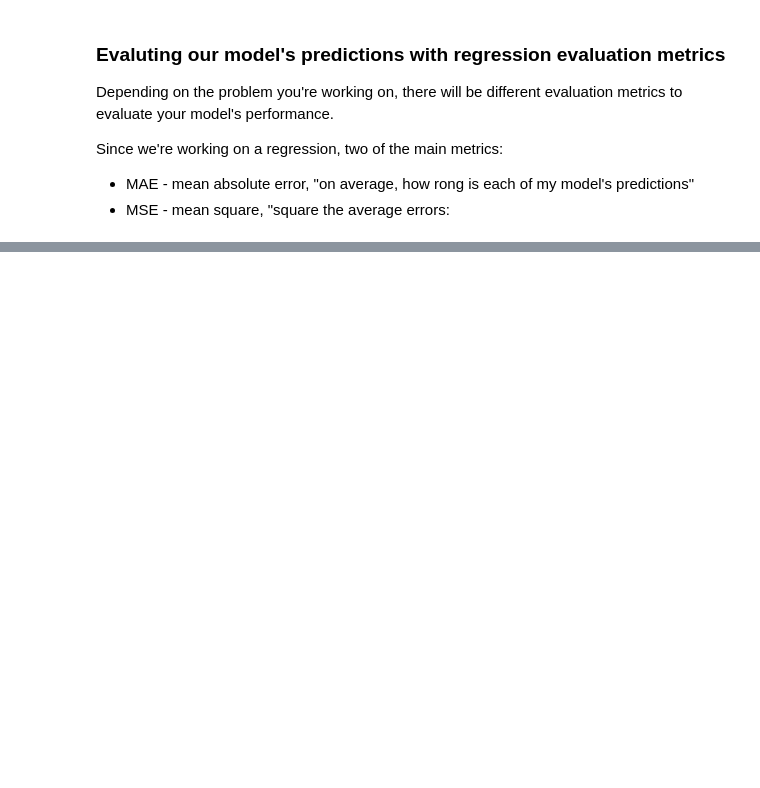
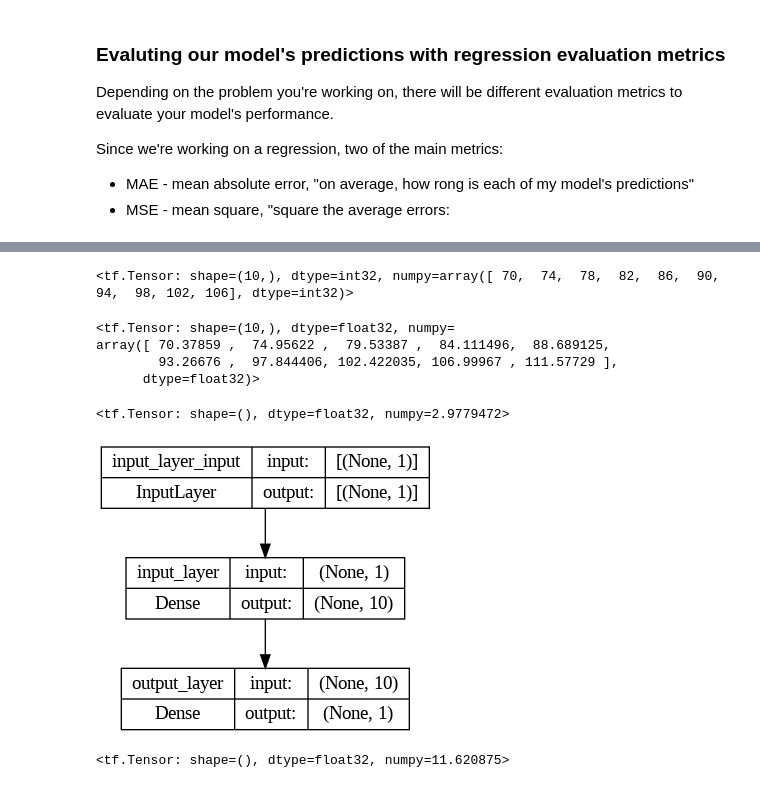
Before and after one commit to KajetanFrackowiak/tensorflow_fundamentals, a Jupyter notebook: 01_neural_network_regression_with_tensorflow.ipynb, the cells around one changed output, grey strips where cells are left out. Saved outputs shown, nothing was run; the diff lists cells and outputs as text; code cells hidden in the pictures; blank space fills up the shorter version.

```diff
--- a/01_neural_network_regression_with_tensorflow.ipynb
+++ b/01_neural_network_regression_with_tensorflow.ipynb
@@ -504,0 +529,30 @@ Since we're working on a regression, two of the main metrics:
+# %%
+y_test
+# %% [output]
+<tf.Tensor: shape=(10,), dtype=int32, numpy=array([ 70,  74,  78,  82,  86,  90,  94,  98, 102, 106], dtype=int32)>
+# %%
+tf.squeeze(y_pred)
+# %% [output]
+<tf.Tensor: shape=(10,), dtype=float32, numpy=
+array([ 70.37859 ,  74.95622 ,  79.53387 ,  84.111496,  88.689125,
+        93.26676 ,  97.844406, 102.422035, 106.99967 , 111.57729 ],
+      dtype=float32)>
+# %%
+# Calculate the mean absolute error
+mae = tf.metrics.mean_absolute_error(y_true=y_test,
+                                    y_pred=tf.squeeze(y_pred))
+mae
+# %% [output]
+<tf.Tensor: shape=(), dtype=float32, numpy=2.9779472>
+# %%
+
+plot_model(model=model, show_shapes=True)
+# %% [output]
+[figure, added]
+# %%
+# Calcualte the Mean Square Error
+mse = tf.metrics.mean_squared_error(y_true=y_test,
+                            y_pred=tf.squeeze(y_pred))
+mse
+# %% [output]
+<tf.Tensor: shape=(), dtype=float32, numpy=11.620875>
```
Also changed, not shown: parts of 42 cells of this notebook.
